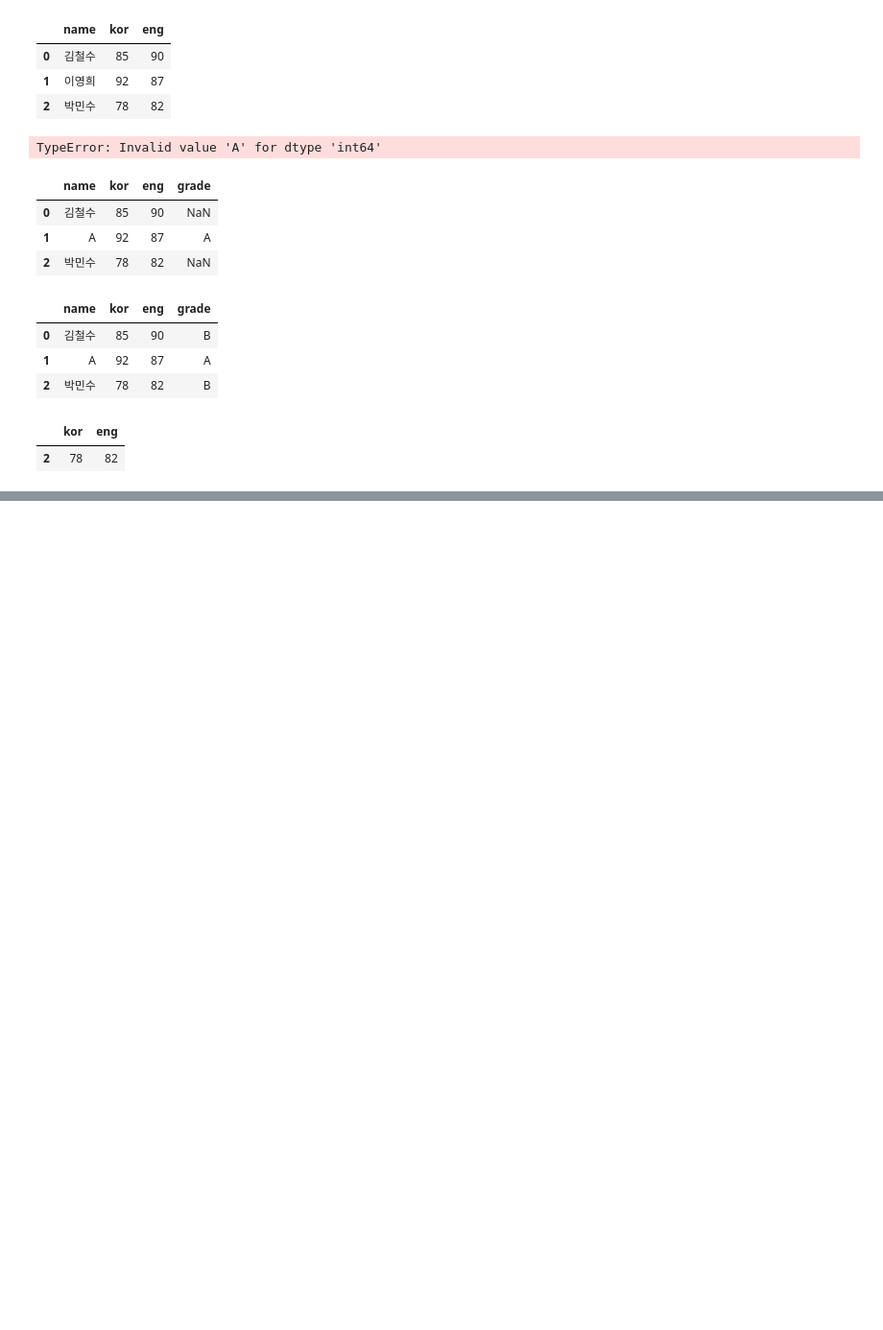
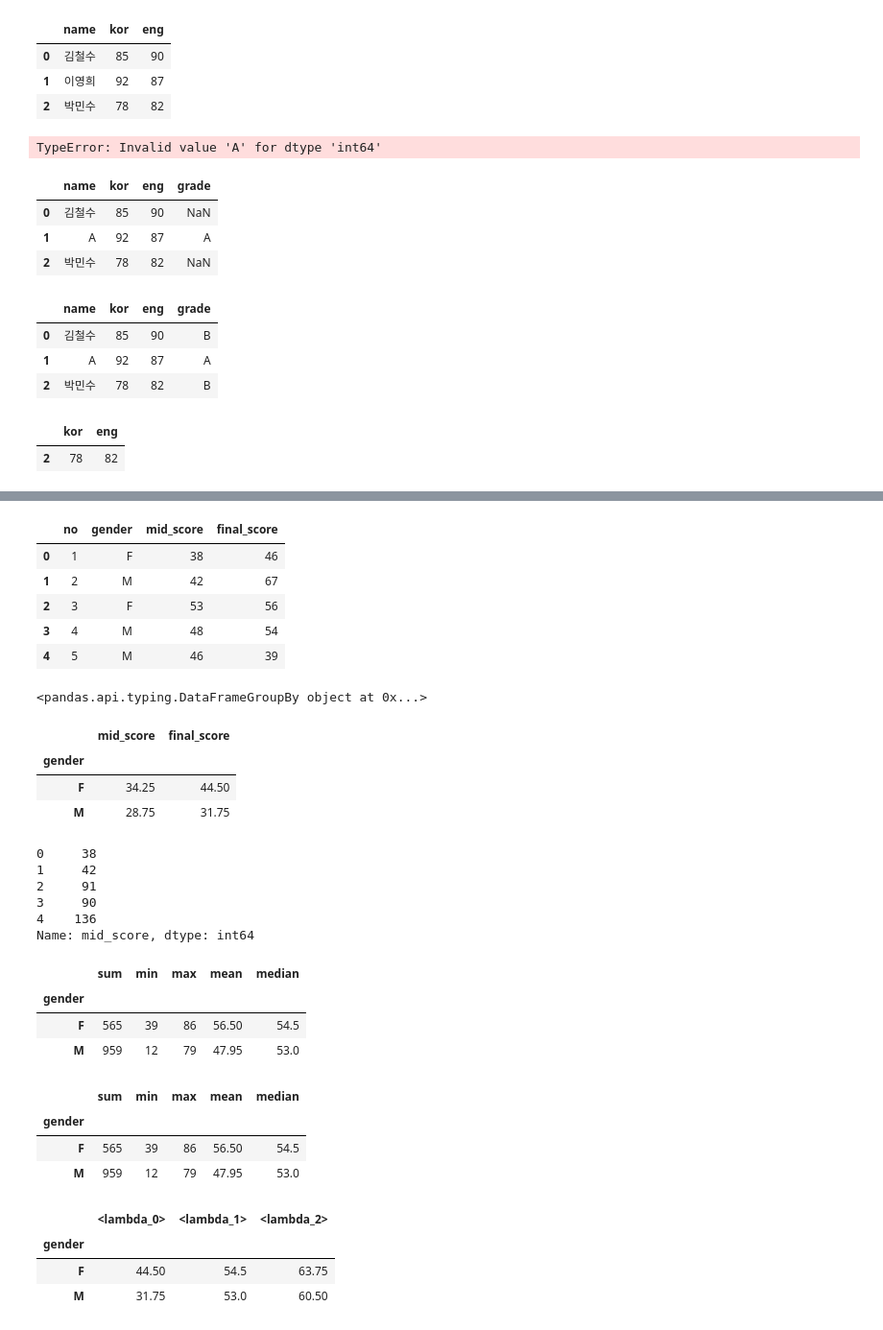
Before and after one commit to chayojun/EMS_Python_Analysis, a Jupyter notebook: scr/04_data_preprocessing.ipynb, the cells around one changed output, grey strips where cells are left out. Shown at 96% size. Cells and saved outputs as stored; diff of their text form; code cells hidden in the pictures; blank space fills up the shorter version.

```diff
--- a/scr/04_data_preprocessing.ipynb
+++ b/scr/04_data_preprocessing.ipynb
@@ -362,0 +377,73 @@ df.loc[df["name"] == "박민수", ["kor", "eng"]]
+# %%
+import pandas as pd
+
+df = pd.read_csv("../dataset/student_score.csv")
+df.head()
+# %% [output]
+|  | no | gender | mid_score | final_score |
+| 0 | 1 | F | 38 | 46 |
+| 1 | 2 | M | 42 | 67 |
+| 2 | 3 | F | 53 | 56 |
+| 3 | 4 | M | 48 | 54 |
+| 4 | 5 | M | 46 | 39 |
+# %%
+df2 = df.groupby("gender")
+df2[["mid_score", "final_score"]].mean()
+df2
+# %% [output]
+<pandas.api.typing.DataFrameGroupBy object at 0x...>
+# %%
+df2[["mid_score", "final_score"]].quantile(0.25)
+# %% [output]
+|  | mid_score | final_score |
+| gender |  |  |
+| F | 34.25 | 44.50 |
+| M | 28.75 | 31.75 |
+# %%
+# 누적통계함수
+df2["mid_score"].cumsum().head()
+# %% [output]
+0     38
+1     42
+2     91
+3     90
+4    136
+Name: mid_score, dtype: int64
+# %%
+# sum, min, max, mean, median 같은 이미 판다스에 내장된 집계 함수 중  인자가 없는(입력값이 없는) 함수는
+# 람다를 사용하지 않고도 사용 가능
+# 인자가 있는 함수나 사용자가 새로 정의한 집계함수는 람다식을 사용
+
+df2["final_score"].agg(
+    sum="sum",
+    min="min",
+    max="max",
+    mean="mean",
+    median="median"
+)
+# %% [output]
+|  | sum | min | max | mean | median |
+| gender |  |  |  |  |  |
+| F | 565 | 39 | 86 | 56.50 | 54.5 |
+| M | 959 | 12 | 79 | 47.95 | 53.0 |
+# %%
+# []를 이용하여 간단하게 호출도 가능
+df2["final_score"].agg(["sum","min","max","mean","median"])
+# %% [output]
+|  | sum | min | max | mean | median |
+| gender |  |  |  |  |  |
+| F | 565 | 39 | 86 | 56.50 | 54.5 |
+| M | 959 | 12 | 79 | 47.95 | 53.0 |
+# %%
+# x는 매개변수로 self( df2["final_score"] ) 자기 자신을 받는다.
+
+df2["final_score"].agg([
+    lambda x: x.quantile(0.25),  # x --> df2["final_score"]
+    lambda x: x.quantile(0.50),
+    lambda x: x.quantile(0.75)
+])
+# %% [output]
+|  | <lambda_0> | <lambda_1> | <lambda_2> |
+| gender |  |  |  |
+| F | 44.50 | 54.5 | 63.75 |
+| M | 31.75 | 53.0 | 60.50 |
```
Also changed, not shown: parts of 1 cell of this notebook.
